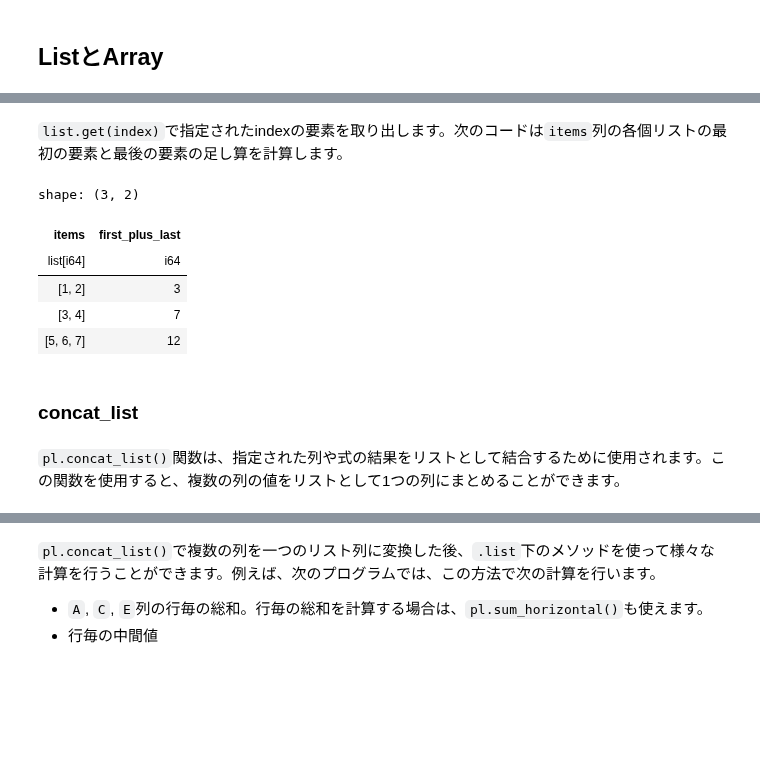
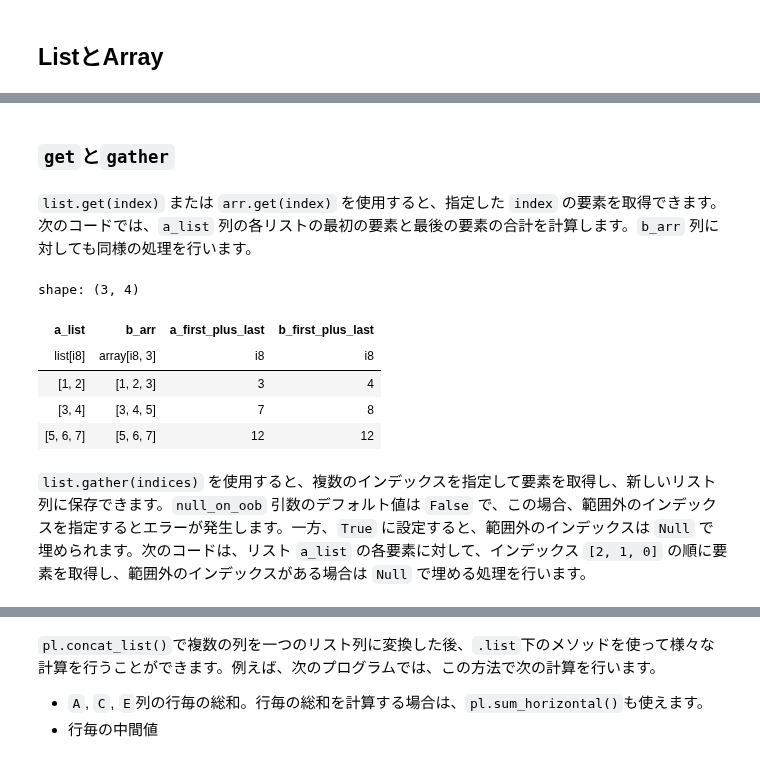
Before and after one commit to ruoyu0088/polars_guide, a Jupyter notebook: polars_guide/020_polars_datatype.ipynb, the cells around one changed output, grey strips where cells are left out. Saved outputs shown, nothing was run; the diff lists cells and outputs as text; code cells hidden in the pictures; blank space fills up the shorter version.

```diff
--- a/polars_guide/020_polars_datatype.ipynb
+++ b/polars_guide/020_polars_datatype.ipynb
@@ -557,0 +520,9 @@ shape: (3, 4)
+# %%
+df = pl.DataFrame(
+    dict(
+        a_list=[[1, 2], [3, 4], [5, 6, 7]],
+        b_arr=[[1, 2, 3], [3, 4, 5], [5, 6, 7]]
+    ),
+    schema=dict(a_list=pl.List(pl.Int8), b_arr=pl.Array(pl.Int8, 3))
+)
+df
@@ -558,19 +552,18 @@ shape: (3, 4)
+# %% [markdown]
+### `get`と`gather`
 # %% [markdown]
-`list.get(index)`で指定されたindexの要素を取り出します。次のコードは`items`列の各個リストの最初の要素と最後の要素の足し算を計算します。
+`list.get(index)` または `arr.get(index)` を使用すると、指定した `index` の要素を取得できます。次のコードでは、`a_list` 列の各リストの最初の要素と最後の要素の合計を計算します。`b_arr` 列に対しても同様の処理を行います。
 # %%
 df.with_columns(
-    first_plus_last =
-        pl.col('items').list.get(0) +
-        pl.col('items').list.get(-1)
+    a_first_plus_last = pl.col('a_list').list.get(0) + pl.col('a_list').list.get(-1),
+    b_first_plus_last =pl.col('b_arr').arr.get(0) + pl.col('b_arr').arr.get(-1),
 )
 # %% [output]
-shape: (3, 2)
+shape: (3, 4)
-| items | first_plus_last |
-| list[i64] | i64 |
-| [1, 2] | 3 |
-| [3, 4] | 7 |
-| [5, 6, 7] | 12 |
+| a_list | b_arr | a_first_plus_last | b_first_plus_last |
+| list[i8] | array[i8, 3] | i8 | i8 |
+| [1, 2] | [1, 2, 3] | 3 | 4 |
+| [3, 4] | [3, 4, 5] | 7 | 8 |
+| [5, 6, 7] | [5, 6, 7] | 12 | 12 |
-# %% [markdown]
-### concat_list
-# %% [markdown]
-`pl.concat_list()`関数は、指定された列や式の結果をリストとして結合するために使用されます。この関数を使用すると、複数の列の値をリストとして1つの列にまとめることができます。
+# %% [markdown]
+`list.gather(indices)` を使用すると、複数のインデックスを指定して要素を取得し、新しいリスト列に保存できます。`null_on_oob` 引数のデフォルト値は `False` で、この場合、範囲外のインデックスを指定するとエラーが発生します。一方、`True` に設定すると、範囲外のインデックスは `Null` で埋められます。次のコードは、リスト `a_list` の各要素に対して、インデックス `[2, 1, 0]` の順に要素を取得し、範囲外のインデックスがある場合は `Null` で埋める処理を行います。
```
Also changed, not shown: parts of 18 cells of this notebook, 1 other file.
